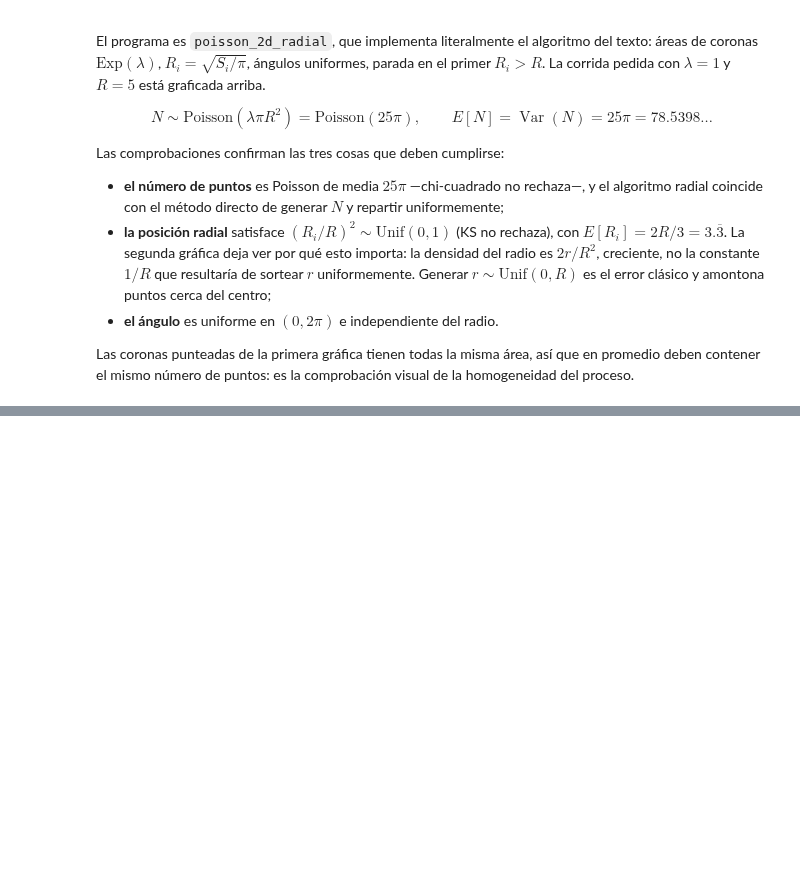
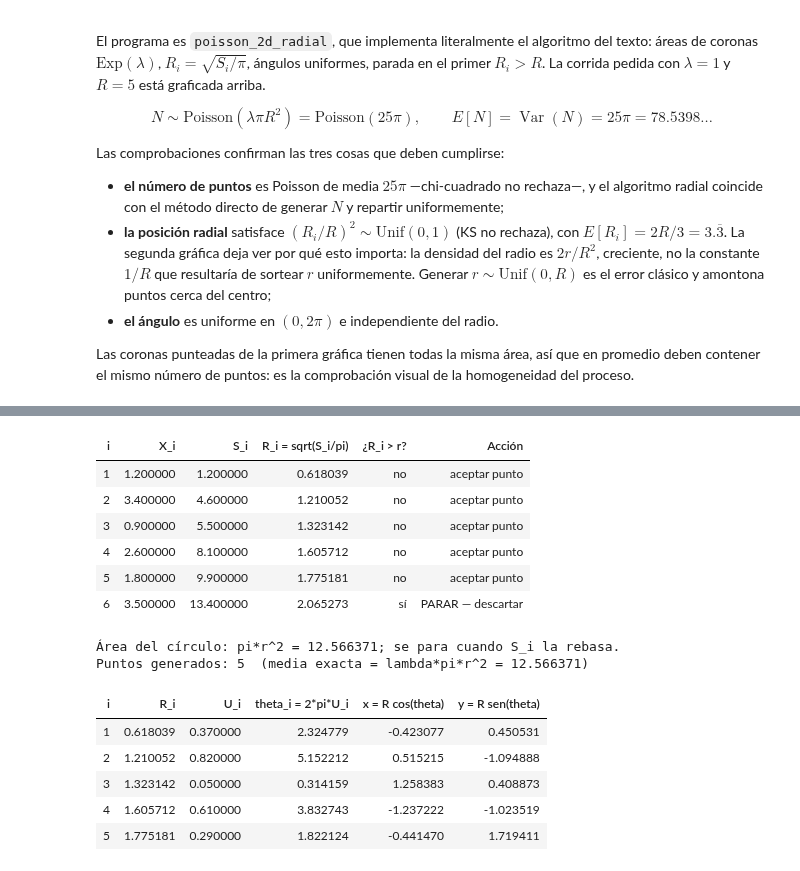
Before and after one commit to fabianpradod/mod-practica2, a Jupyter notebook: Practica_2_Generacion_de_Variables_Aleatorias_Continuas.ipynb, the cells around one changed output, grey strips where cells are left out. Saved outputs shown, nothing was run; the diff lists cells and outputs as text; code cells hidden in the pictures; blank space fills up the shorter version.

```diff
--- a/Practica_2_Generacion_de_Variables_Aleatorias_Continuas.ipynb
+++ b/Practica_2_Generacion_de_Variables_Aleatorias_Continuas.ipynb
@@ -1097,0 +1316,50 @@ Las coronas punteadas de la primera gráfica tienen todas la misma área, así q
+# %%
+LAM10, RAD10 = 1.0, 2.0
+AREA10 = math.pi * RAD10**2
+
+# Valores elegidos para el ejemplo a mano.
+X10 = np.array([1.2, 3.4, 0.9, 2.6, 1.8, 3.5])     # exponenciales Exp(1)
+U10 = np.array([0.37, 0.82, 0.05, 0.61, 0.29])     # uniformes para los ángulos
+
+S10 = np.cumsum(X10)                                # Paso 1
+R10 = np.sqrt(S10 / math.pi)                        # Paso 2
+parada = int(np.argmax(R10 > RAD10)) + 1            # Paso 3: primer índice con R_i > r
+n10 = parada - 1
+
+pasos10 = pd.DataFrame({
+    "i": np.arange(1, X10.size + 1), "X_i": X10, "S_i": S10, "R_i = sqrt(S_i/pi)": R10,
+    "¿R_i > r?": np.where(R10 > RAD10, "sí", "no"),
+    "Acción": np.where(R10 > RAD10, "PARAR — descartar", "aceptar punto"),
+})
+display(tabla(pasos10, 6))
+print(f"Área del círculo: pi*r^2 = {AREA10:.6f}; se para cuando S_i la rebasa.")
+print(f"Puntos generados: {n10}  (media exacta = lambda*pi*r^2 = {LAM10*AREA10:.6f})")
+assert n10 == 5 and parada == 6
+
+# Paso 4 y 5: ángulos y coordenadas.
+theta10 = 2 * math.pi * U10[:n10]
+puntos10 = pd.DataFrame({
+    "i": np.arange(1, n10 + 1), "R_i": R10[:n10], "U_i": U10[:n10],
+    "theta_i = 2*pi*U_i": theta10,
+    "x = R cos(theta)": R10[:n10] * np.cos(theta10),
+    "y = R sen(theta)": R10[:n10] * np.sin(theta10),
+})
+display(tabla(puntos10, 6))
+assert np.all(puntos10["R_i"] <= RAD10)
+assert np.all(np.diff(puntos10["R_i"]) > 0)   # ordenados por distancia al origen
+# %% [output]
+| i | X_i | S_i | R_i = sqrt(S_i/pi) | ¿R_i > r? | Acción |
+| 1 | 1.200000 | 1.200000 | 0.618039 | no | aceptar punto |
+| 2 | 3.400000 | 4.600000 | 1.210052 | no | aceptar punto |
+| 3 | 0.900000 | 5.500000 | 1.323142 | no | aceptar punto |
+| 4 | 2.600000 | 8.100000 | 1.605712 | no | aceptar punto |
+| 5 | 1.800000 | 9.900000 | 1.775181 | no | aceptar punto |
+| 6 | 3.500000 | 13.400000 | 2.065273 | sí | PARAR — descartar |
+Área del círculo: pi*r^2 = 12.566371; se para cuando S_i la rebasa.
+Puntos generados: 5  (media exacta = lambda*pi*r^2 = 12.566371)
+| i | R_i | U_i | theta_i = 2*pi*U_i | x = R cos(theta) | y = R sen(theta) |
+| 1 | 0.618039 | 0.370000 | 2.324779 | -0.423077 | 0.450531 |
+| 2 | 1.210052 | 0.820000 | 5.152212 | 0.515215 | -1.094888 |
+| 3 | 1.323142 | 0.050000 | 0.314159 | 1.258383 | 0.408873 |
+| 4 | 1.605712 | 0.610000 | 3.832743 | -1.237222 | -1.023519 |
+| 5 | 1.775181 | 0.290000 | 1.822124 | -0.441470 | 1.719411 |
```
Also changed, not shown: parts of 9 cells of this notebook.
